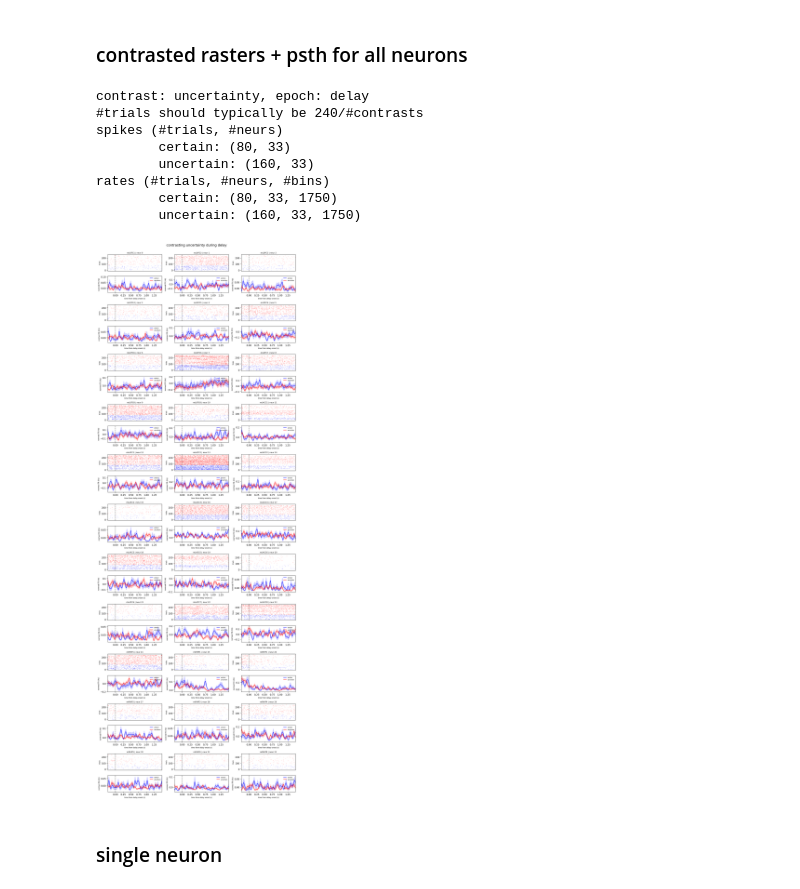
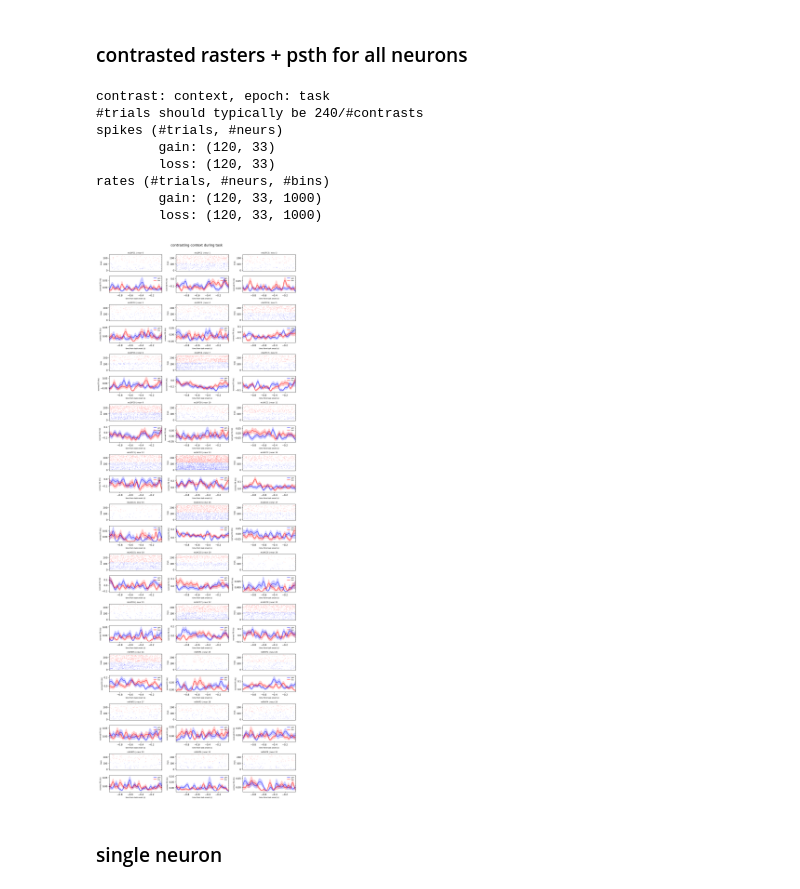
Before and after one commit to siyer7/asymmetry_design, a Jupyter notebook: code/python/neur_new.ipynb, the cells around one changed output. Drawn from its saved outputs; the diff is of its cells as text; code cells hidden in the pictures.

```diff
--- a/code/python/neur_new.ipynb
+++ b/code/python/neur_new.ipynb
@@ -467,9 +467,9 @@ for epoch in epochs:
 
 def get_normed_FRs(FRs, base_FRs):
     # trial-avged baseline, (neurons, 1)
-    # return FRs - base_FRs.mean(axis=(0, 2), keepdims=True)
+    return FRs - base_FRs.mean(axis=(0, 2), keepdims=True)
     # baseline FR per trial, (trials, neurons, 1), i.e.,avg across only timebins (axis=2)
-    return FRs - base_FRs.mean(axis=2, keepdims=True)
+    # return FRs - base_FRs.mean(axis=2, keepdims=True)
 
 
 def get_epoch_spikes_and_FRs(df_trigs, df_spikes, epoch, size=size, dt=dt):
@@ -729,7 +729,7 @@ def get_contrast_in_epoch(df_trigs, df_spikes, subj_df, epoch, contrast):
 # %% [markdown]
 ### contrasted rasters + psth for all neurons
 # %%
-epoch, contrast = 'delay', 'uncertainty'
+epoch, contrast = 'task', 'context'
 spikes, FRs, bin_centers, cont_trials, cont_labels = get_contrast_in_epoch(
     df_trigs, df_spikes, df_psych, epoch, contrast
 )
@@ -788,39 +788,39 @@ for neur_id in range(n_neurs):
 
         cont_label = cont_labels[idx]
         cont_color = colors[idx]
         cont_data = normed_FRs[cont_trials[idx], neur_id, :]
 
         # for plotting
         mu = cont_data.mean(axis=0)
         sderr = (cont_data.std(axis=0, ddof=1) / np.sqrt(cont_data.shape[0])
                  if cont_data.shape[0] > 1 else np.zeros_like(mu))
         ax_psth.plot(bin_centers, mu, color=cont_color, alpha=0.9, label=cont_label)
         ax_psth.fill_between(bin_centers, mu - sderr, mu + sderr,
                              color=cont_color, alpha=0.2, linewidth=0)
 
     ax_psth.axvline(0, color='k', linestyle='--', alpha=0.5)
     ax_psth.set_xlim(bin_centers[0], bin_centers[-1])
     ax_psth.set_ylabel("normed FR (Hz)", fontsize=7)
     ax_psth.set_xlabel(f"time from {epoch} onset (s)", fontsize=7)
 
     # small legend per neuron (optional — you can drop this if too cluttered)
     ax_psth.legend(loc='upper right', fontsize=6, frameon=False)
 
     ax_idx += 1
 
 plt.suptitle(f"contrasting {contrast} during {epoch}", y=1.0, fontsize=14)
 plt.tight_layout()
 plt.show()
 # %% [output]
-contrast: uncertainty, epoch: delay
+contrast: context, epoch: task
 #trials should typically be 240/#contrasts
 spikes (#trials, #neurs)
-        certain: (80, 33)
-        uncertain: (160, 33)
+        gain: (120, 33)
+        loss: (120, 33)
 rates (#trials, #neurs, #bins)
-        certain: (80, 33, 1750)
-        uncertain: (160, 33, 1750)
+        gain: (120, 33, 1000)
+        loss: (120, 33, 1000)
-[figure, old version]
+[figure, new version]
 # %% [markdown]
 ### single neuron
 # %%
```
Also changed, not shown: parts of 2 cells of this notebook, 3 other files.
